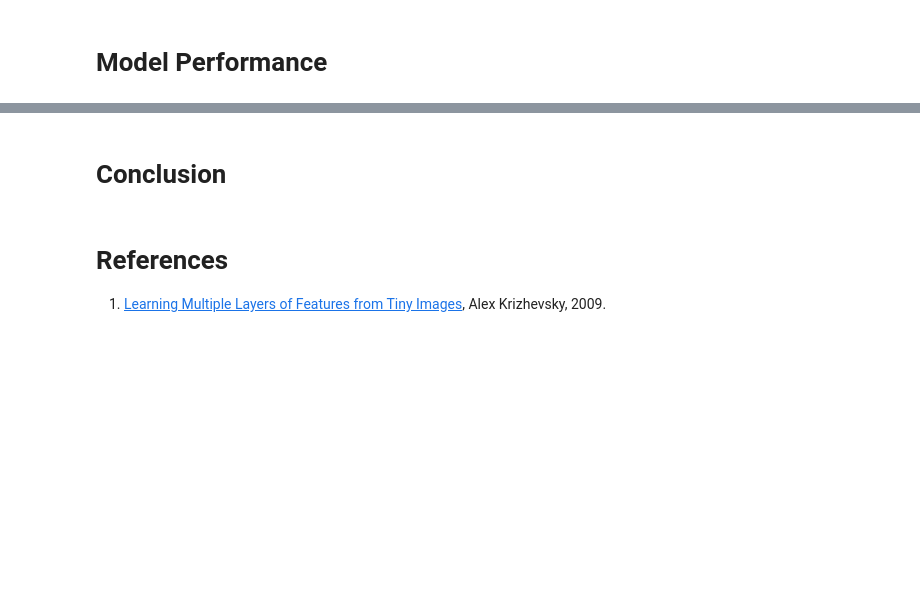
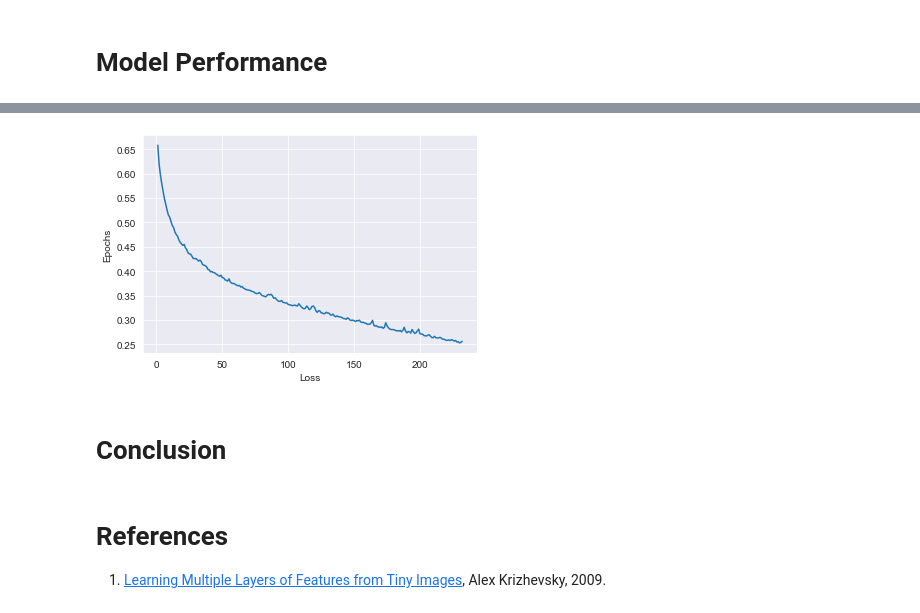
Before and after one commit to SilverCrocus/Phase-3-Data-Science, a Jupyter notebook: report.ipynb, the cells around one changed output, grey strips where cells are left out. Drawn from its saved outputs; the diff is of its cells as text; code cells hidden in the pictures; blank space fills up the shorter version.

```diff
--- a/report.ipynb
+++ b/report.ipynb
@@ -540,3 +567,11 @@ plt.show()
+# %%
+# plot loss against every epoch
+plt.plot(range(1, len(model.history.history['loss'])+1), model.history.history['loss'])
+plt.ylabel('Epochs')
+plt.xlabel('Loss')
+plt.show()
+# %% [output]
+[figure, added]
 # %% [markdown]
 # Conclusion
 # %% [markdown]
```
Also changed, not shown: parts of 20 cells of this notebook, 7 other files.
